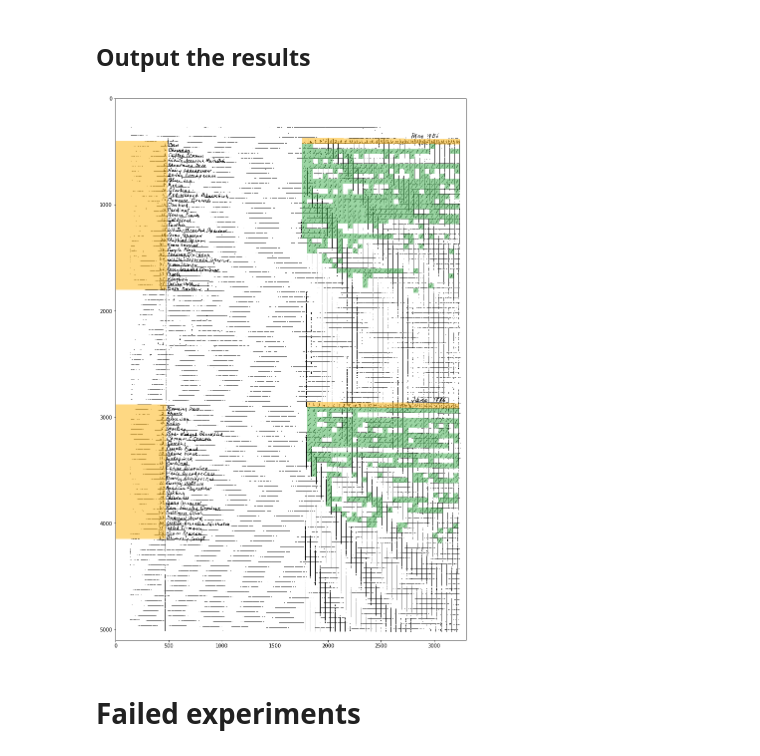
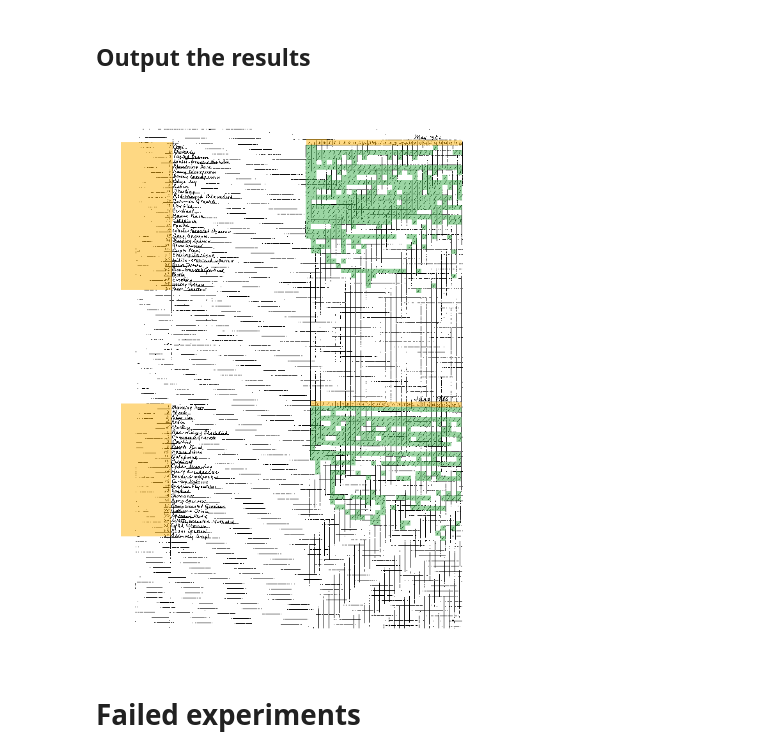
Before and after one commit to rafelafrance/boyd-bird-journal, a Jupyter notebook: experiments_for_boyd_journal_extraction.ipynb, the cells around one changed output. Saved outputs shown, nothing was run; the diff lists cells and outputs as text; code cells hidden in the pictures.

```diff
--- a/experiments_for_boyd_journal_extraction.ipynb
+++ b/experiments_for_boyd_journal_extraction.ipynb
@@ -647,10 +654,10 @@ plt.show()
 ## Output the results
 # %%
 file_name = os.path.basename(in_file)
-img_path = os.path.join('output', file_name)
 
 base_name, _ = os.path.splitext(file_name)
 csv_path = os.path.join('output', base_name + '.csv')
+img_path = os.path.join('output', base_name + '_out.png')
 
 
 with open(csv_path, 'w', newline='') as csv_file:
@@ -660,8 +667,9 @@ with open(csv_path, 'w', newline='') as csv_file:
     header += [i for i in range(1, 32)]
     writer.writerow(header)
 
-    fig, ax = plt.subplots(figsize=(20, 20))
+    fig, ax = plt.subplots(figsize=(10, 15.45), frameon=False)
     ax.imshow(full_image.image, cmap=plt.cm.gray)
+    ax.axis('off')
 
     # Color in row labels
     for r, row in enumerate(left_side.cells):
@@ -670,35 +678,35 @@ with open(csv_path, 'w', newline='') as csv_file:
             ax.add_patch(patches.Rectangle(
                 nw, width, height, alpha=0.5, facecolor='#feb209'))
 
     for m, month in enumerate(months):
         headers = [h.is_col_label() for h in month.cells[0]]
 
         # Color in column labels
         for col, cell in enumerate(month.cells[0]):
             if headers[col]:
                 nw, width, height = cell.get_patch()
                 ax.add_patch(patches.Rectangle(
                     nw, width, height, alpha=0.5, facecolor='#feb209'))
 
         # Color in grid cells with slashes
         for r, cell_row in enumerate(month.cells[1:month.row_count]):
             row = [base_name, m + 1, '', '', r + 1, '']
             csv_cells = ['' for i in range(31)]
             h = -1
             for col, cell in enumerate(cell_row):
                 if headers[col]:
                     h += 1
                     if cell.has_line(forward_slashes):
                         nw, width, height = cell.get_patch()
                         ax.add_patch(patches.Rectangle(
                             nw, width, height, alpha=0.5, facecolor='#39ad48'))
                         csv_cells[h] = 1
             row += csv_cells
             writer.writerow(row)
 
-plt.savefig(img_path, dpi=300)
+plt.savefig(img_path, dpi=300, bbox_inches='tight')
 # %% [output]
-[figure, old version]
+[figure, new version]
 # %% [markdown]
 # Failed experiments
 # %% [markdown]
```
Also changed, not shown: parts of 5 cells of this notebook, 2 other files.
